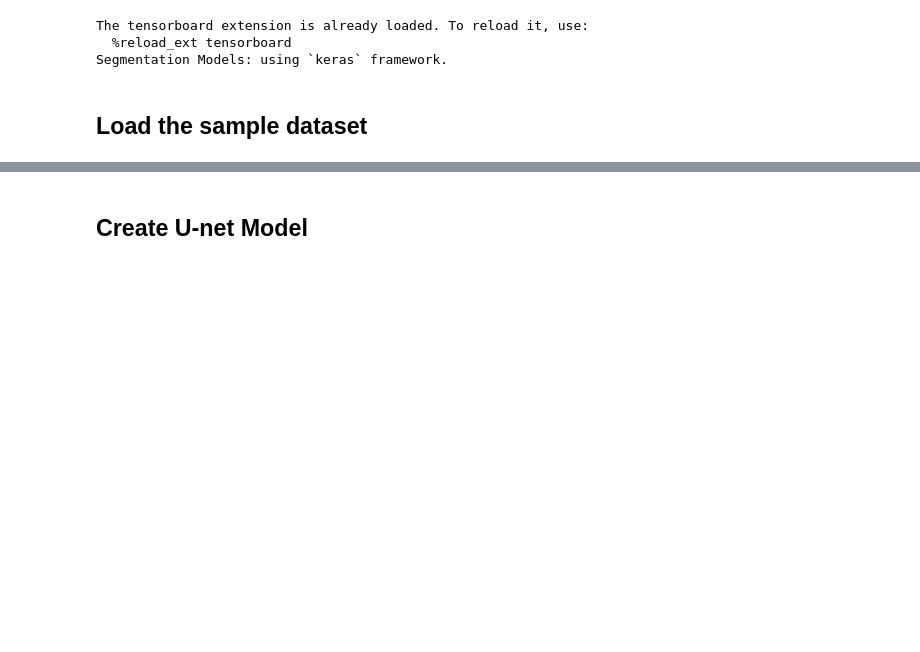
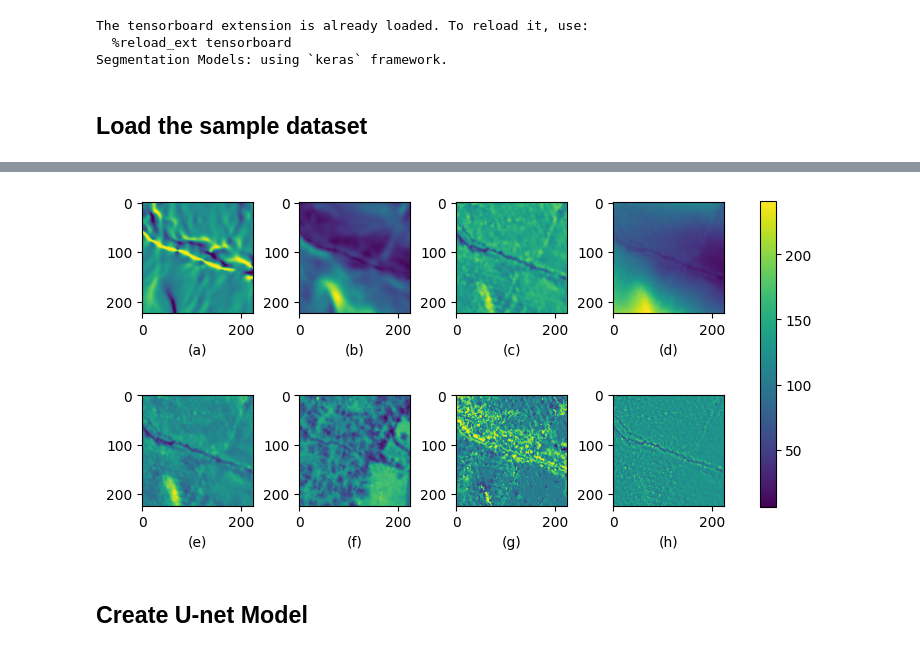
Before and after one commit to N-Jaro/segmentation_model_tutorial, a Jupyter notebook: Image_Segmentation_Tutorial.ipynb, the cells around one changed output, grey strips where cells are left out. Drawn from its saved outputs; the diff is of its cells as text; code cells hidden in the pictures; blank space fills up the shorter version.

```diff
--- a/Image_Segmentation_Tutorial.ipynb
+++ b/Image_Segmentation_Tutorial.ipynb
@@ -95,3 +111,19 @@ Y_test = np.load(input_data+'/test_label.npy').astype(np.float32)
+# %%
+fig, axs = plt.subplots(2, 4,figsize=(8,4))
+fig.tight_layout()
+labels = ["a","b","c","d","e","f","g","h"]
+count = 0
+img_order = [0,1,2,3,4,5,6,7]
+for ax in axs.flat:
+  image = X_train[3,:,:,img_order[count]]
+  im = ax.imshow(image)
+  ax.set_xlabel("("+labels[count]+")", fontsize = 10) # X label
+  count = count + 1
+
+fig.colorbar(im, ax=axs.ravel().tolist() , shrink=0.9)
+plt.show()
+# %% [output]
+[figure, added]
 # %% [markdown]
 ## Create U-net Model
 # %%
```
Also changed, not shown: parts of 6 cells of this notebook.
